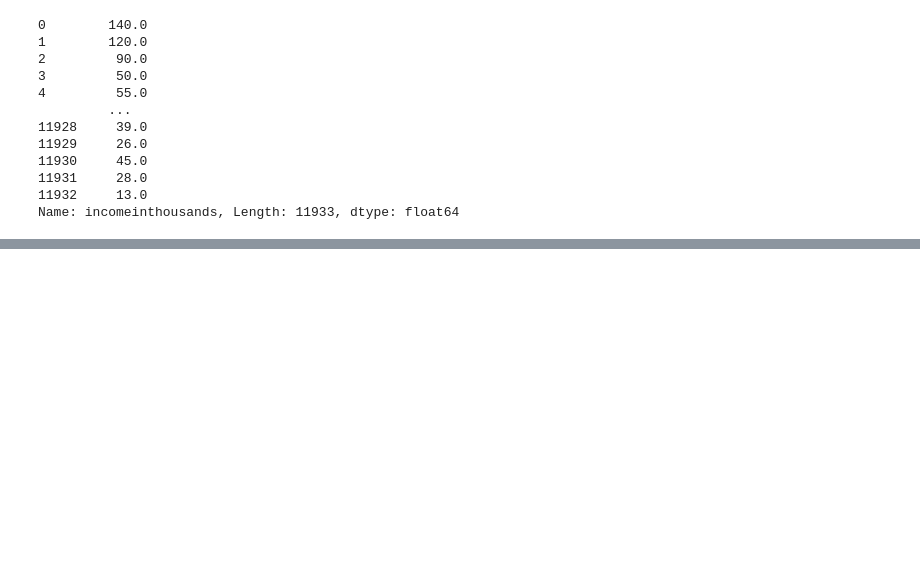
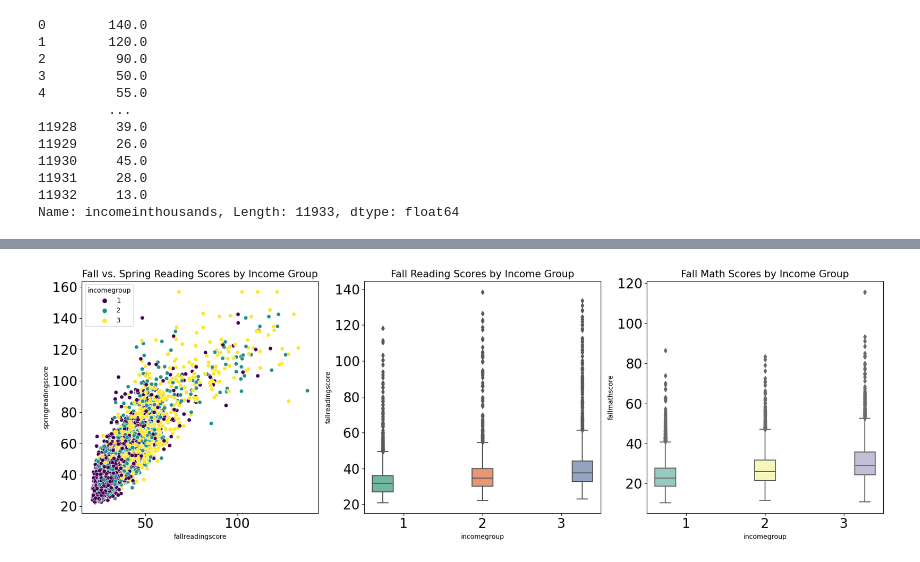
Before and after one commit to xiaozhangmeifannao/inf2178-experimentaldesign-w24, a Jupyter notebook: Assignment3/Xiaoxin-Zhou-A3.ipynb, the cells around one changed output, grey strips where cells are left out. Saved outputs shown, nothing was run; the diff lists cells and outputs as text; code cells hidden in the pictures; blank space fills up the shorter version.

```diff
--- a/Assignment3/Xiaoxin-Zhou-A3.ipynb
+++ b/Assignment3/Xiaoxin-Zhou-A3.ipynb
@@ -181,0 +204,19 @@ group_means
+# %%
+# add plots
+# group by incomegroup and disply the plot based on group
+fig, axs = plt.subplots(ncols=3, figsize=(18, 6))
+sns.scatterplot(data=datadf, x="fallreadingscore", y="springreadingscore", hue="incomegroup", palette="viridis", ax=axs[0])
+axs[0].set_title("Fall vs. Spring Reading Scores by Income Group", fontsize=15)
+axs[0].tick_params(labelsize=20)
+sns.boxplot(data=datadf, x="incomegroup", y="fallreadingscore", hue="incomegroup", palette="Set2", ax=axs[1])
+axs[1].set_title("Fall Reading Scores by Income Group", fontsize=15)
+axs[1].legend([],[], frameon=False)
+axs[1].tick_params(labelsize=20)
+sns.boxplot(data=datadf, x="incomegroup", y="fallmathscore", hue="incomegroup", palette="Set3", ax=axs[2])
+axs[2].set_title("Fall Math Scores by Income Group", fontsize=15)
+axs[2].legend([],[], frameon=False)
+axs[2].tick_params(labelsize=20)
+plt.tight_layout()
+plt.show()
+# %% [output]
+[figure, added]
```
Also changed, not shown: parts of 6 cells of this notebook, 1 other file.
